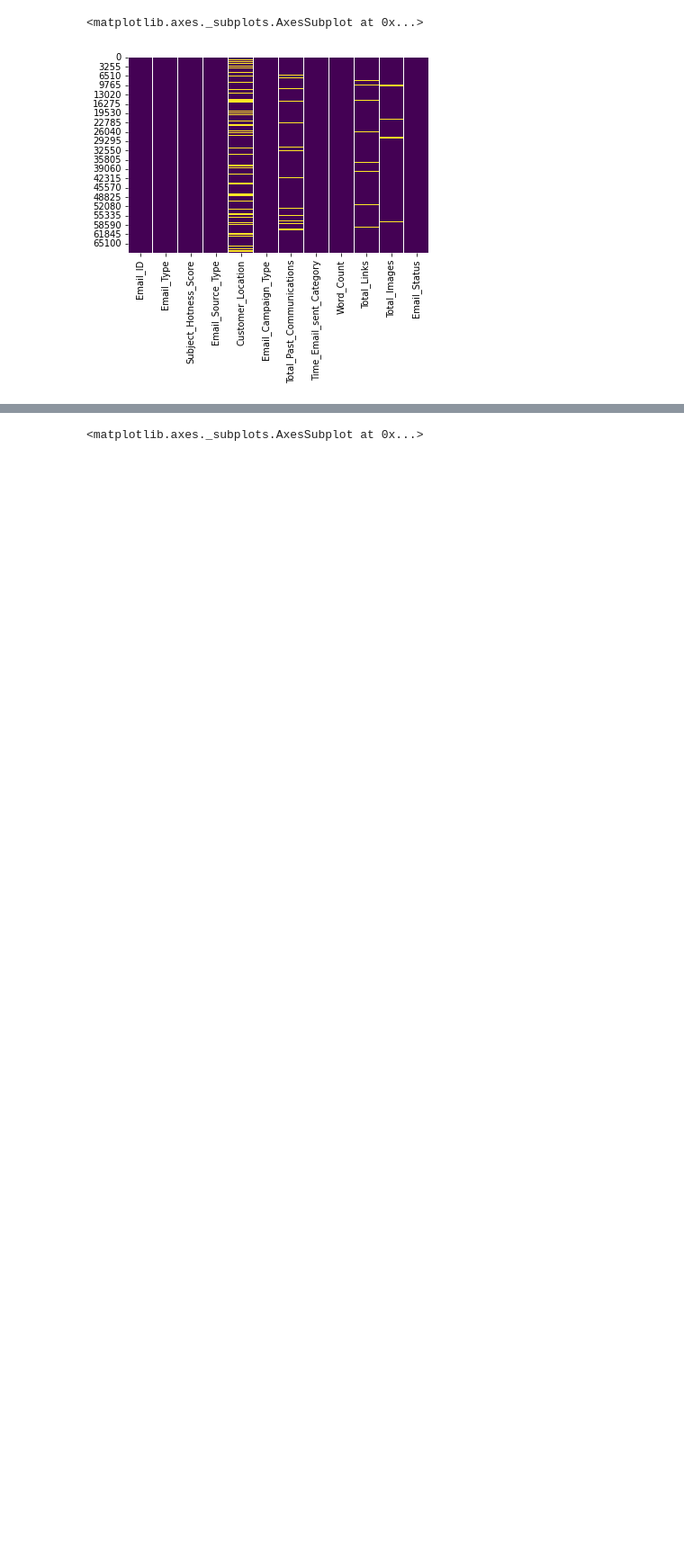
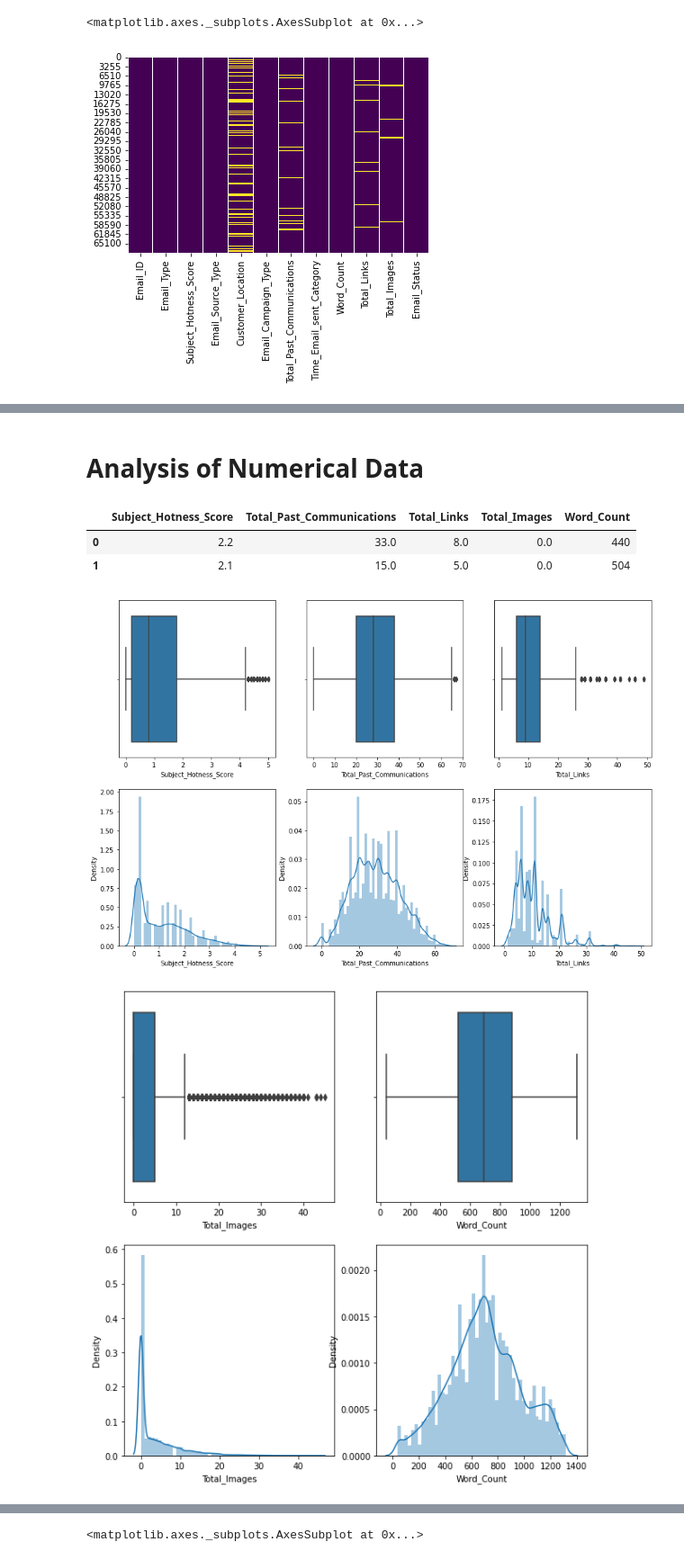
Before and after one commit to Akramkhan01/Email-Campaign-Effectiveness-Prediction-Capstone-Project, a Jupyter notebook: Email_Campaign_Effectiveness_Prediction.ipynb, the cells around one changed output, grey strips where cells are left out. Shown: that part at 90% size. Saved outputs shown, nothing was run; the diff lists cells and outputs as text; code cells hidden in the pictures; blank space fills up the shorter version.

```diff
--- a/Email_Campaign_Effectiveness_Prediction.ipynb
+++ b/Email_Campaign_Effectiveness_Prediction.ipynb
@@ -170,0 +175,6 @@ email_data.describe()
+# %%
+#creating new dataframe of only categorical columns
+ds_cat = email_data.select_dtypes(include =['object','int']).copy()
+#dropping Word_Count because it's numeric data
+ds_cat.drop('Word_Count',axis=1,inplace=True)
+ds_cat.head(2)
@@ -170,0 +267,28 @@ email_data.describe()
+# %% [markdown]
+# **Analysis of Numerical Data**
+# %%
+#creating new dataframe of only numerical columns
+ds_num = email_data.select_dtypes(include =['float']).copy()
+ds_num['Word_Count'] = email_data.loc[ds_num.index, 'Word_Count'].copy()
+ds_num.head(2)
+# %% [output]
+|  | Subject_Hotness_Score | Total_Past_Communications | Total_Links | Total_Images | Word_Count |
+| 0 | 2.2 | 33.0 | 8.0 | 0.0 | 440 |
+| 1 | 2.1 | 15.0 | 5.0 | 0.0 | 504 |
+# %%
+ix = 1
+fig = plt.figure(figsize = (15,10))
+for c in list(ds_num.columns):
+    if ix <= 3:
+            ax1 = fig.add_subplot(2,3,ix)
+            sns.boxplot(data = ds_num, x=c, ax = ax1)
+            ax2 = fig.add_subplot(2,3,ix+3)
+            sns.distplot(ds_num[c], ax=ax2)
+
+    ix = ix +1
+    if ix == 4:
+        fig = plt.figure(figsize = (15,10))
+        ix =1
+# %% [output]
+[figure, added]
+[figure, added]
```
Also changed, not shown: parts of 48 cells of this notebook.
